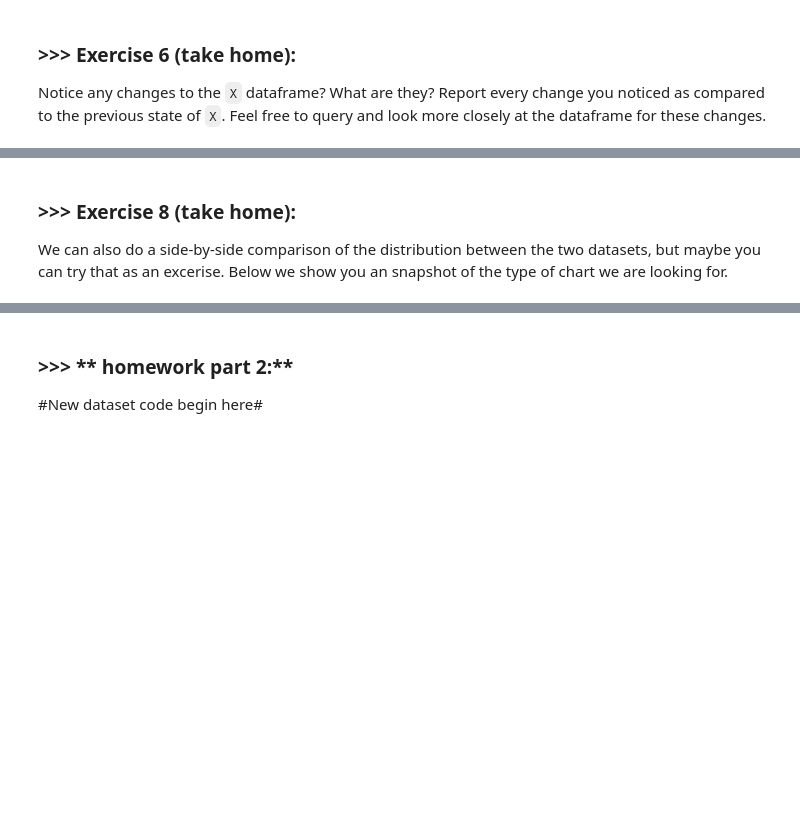
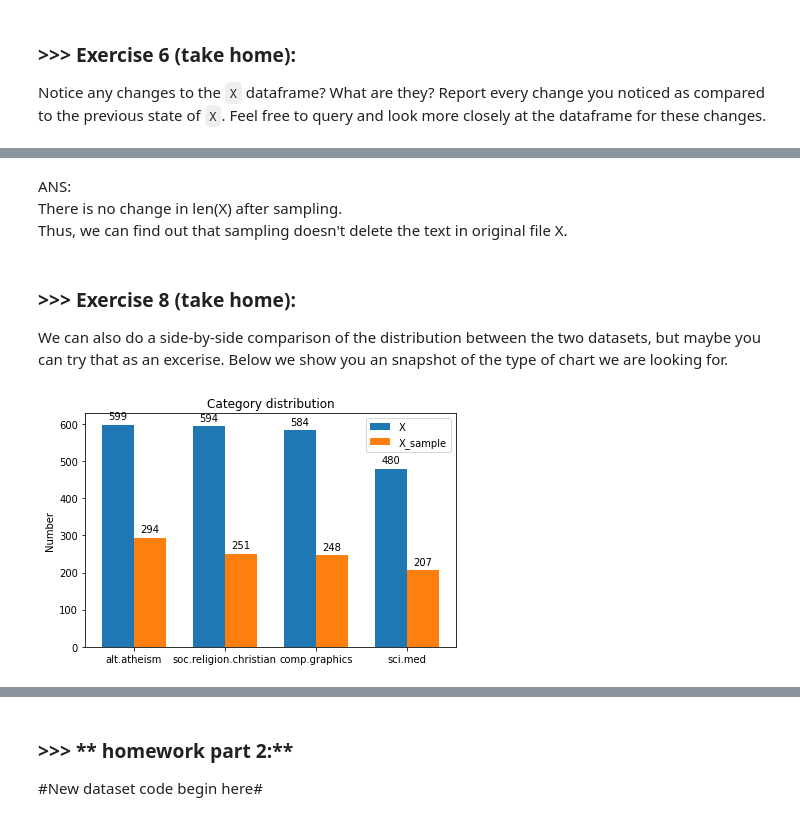
Before and after one commit to duncan1315/datamining, a Jupyter notebook: DM2020-Lab1-Homework1/DM2020-Lab1-Homework.ipynb, the cells around one changed output, grey strips where cells are left out. Cells and saved outputs as stored; diff of their text form; code cells hidden in the pictures; blank space fills up the shorter version.

```diff
--- a/DM2020-Lab1-Homework1/DM2020-Lab1-Homework.ipynb
+++ b/DM2020-Lab1-Homework1/DM2020-Lab1-Homework.ipynb
@@ -52,6 +55,9 @@ import helpers.data_mining_helpers as dmh
 
 # construct dataframe from a list
 X = pd.DataFrame.from_records(dmh.format_rows(twenty_train), columns= ['text'])
+# %%
+X['category'] = twenty_train.target
+X['category_name'] = X.category.apply(lambda t: dmh.format_labels(t, twenty_train))
 # %% [markdown]
 ### ** >>> Exercise 2 (take home):**
 Experiment with other querying techniques using pandas dataframes. Refer to their [documentation](https://pandas.pydata.org/pandas-docs/stable/indexing.html) for more information.
@@ -93,0 +132,5 @@ X_sample[::10][0:10]
+# %%
+X_sample = X.sample(n=1000)
+print(X_sample[0:9],'\n\n')
+print(len(X_sample),'\n\n')
+print(len(X))
@@ -94,3 +155,44 @@ X_sample[::10][0:10]
+# %% [markdown]
+ANS:
+There is no change in len(X) after sampling.
+Thus, we can find out that sampling doesn't delete the text in original file X.
 # %% [markdown]
 ### >>> **Exercise 8 (take home):**
 We can also do a side-by-side comparison of the distribution between the two datasets, but maybe you can try that as an excerise. Below we show you an snapshot of the type of chart we are looking for.
+# %%
+labels = categories
+X_means = X.category_name.value_counts()
+sample_means = X_sample.category_name.value_counts()
+
+x = np.arange(len(labels))
+width = 0.35
+
+fig, ax = plt.subplots()
+rects1 = ax.bar(x - width/2, X_means, width, label='X')
+rects2 = ax.bar(x + width/2, sample_means, width, label='X_sample')
+
+ax.set_ylabel('Number')
+ax.set_title('Category distribution')
+ax.set_xticks(x)
+ax.set_xticklabels(labels)
+ax.legend()
+
+
+def autolabel(rects):
+    for rect in rects:
+        height = rect.get_height()
+        ax.annotate('{}'.format(height),
+                    xy=(rect.get_x() + rect.get_width() / 2, height),
+                    xytext=(0, 3),
+                    textcoords="offset points",
+                    ha='center', va='bottom')
+
+
+autolabel(rects1)
+autolabel(rects2)
+
+fig.tight_layout()
+
+plt.show()
+# %% [output]
+[figure, added]
```
Also changed, not shown: parts of 53 cells of this notebook.
